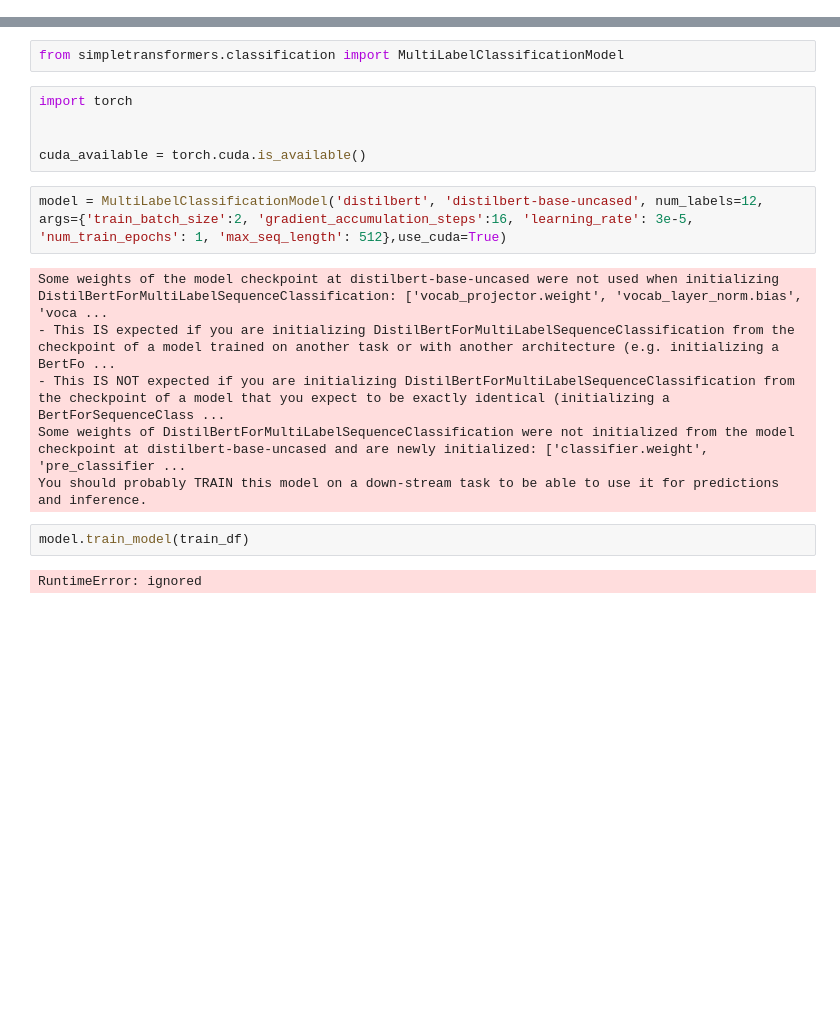
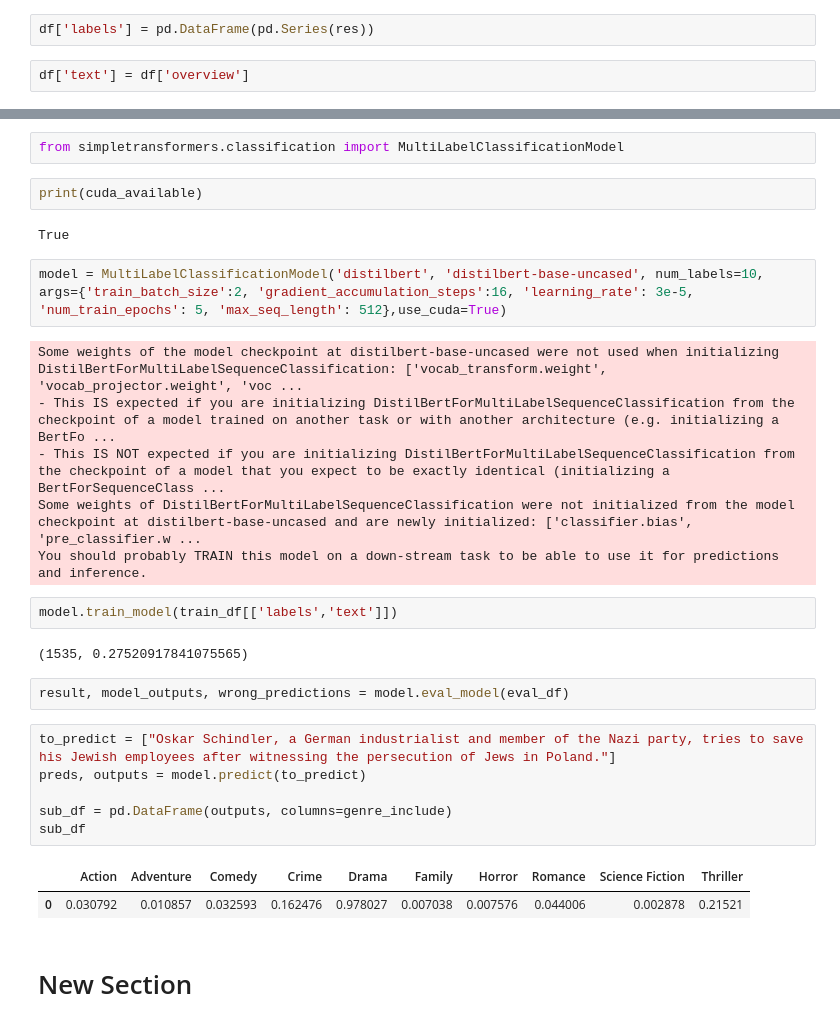
Before and after one commit to kitsamho/imdb_app, a Jupyter notebook: Simple_Transformers.ipynb, the cells around one changed output, grey strips where cells are left out. Saved outputs shown, nothing was run; the diff lists cells and outputs as text; blank space fills up the shorter version.

```diff
--- a/Simple_Transformers.ipynb
+++ b/Simple_Transformers.ipynb
@@ -97,3 +117,7 @@ df
+# %%
+df['labels'] = pd.DataFrame(pd.Series(res))
+# %%
+df['text'] = df['overview']
 # %%
 from sklearn.model_selection import train_test_split
 
@@ -138,19 +133,31 @@ Successfully installed GitPython-3.1.18 base58-2.1.0 blinker-1.4 configparser-5.
 # %%
 from simpletransformers.classification import MultiLabelClassificationModel
-# %%
-import torch
-
-
-cuda_available = torch.cuda.is_available()
+# %%
+print(cuda_available)
+# %% [output]
+True
 # %%
-model = MultiLabelClassificationModel('distilbert', 'distilbert-base-uncased', num_labels=12, args={'train_batch_size':2, 'gradient_accumulation_steps':16, 'learning_rate': 3e-5, 'num_train_epochs': 1, 'max_seq_length': 512},use_cuda=True)
+model = MultiLabelClassificationModel('distilbert', 'distilbert-base-uncased', num_labels=10, args={'train_batch_size':2, 'gradient_accumulation_steps':16, 'learning_rate': 3e-5, 'num_train_epochs': 5, 'max_seq_length': 512},use_cuda=True)
 # %% [output]
-Some weights of the model checkpoint at distilbert-base-uncased were not used when initializing DistilBertForMultiLabelSequenceClassification: ['vocab_projector.weight', 'vocab_layer_norm.bias', 'voca ...
+Some weights of the model checkpoint at distilbert-base-uncased were not used when initializing DistilBertForMultiLabelSequenceClassification: ['vocab_transform.weight', 'vocab_projector.weight', 'voc ...
 - This IS expected if you are initializing DistilBertForMultiLabelSequenceClassification from the checkpoint of a model trained on another task or with another architecture (e.g. initializing a BertFo ...
 - This IS NOT expected if you are initializing DistilBertForMultiLabelSequenceClassification from the checkpoint of a model that you expect to be exactly identical (initializing a BertForSequenceClass ...
-Some weights of DistilBertForMultiLabelSequenceClassification were not initialized from the model checkpoint at distilbert-base-uncased and are newly initialized: ['classifier.weight', 'pre_classifier ...
+Some weights of DistilBertForMultiLabelSequenceClassification were not initialized from the model checkpoint at distilbert-base-uncased and are newly initialized: ['classifier.bias', 'pre_classifier.w ...
 You should probably TRAIN this model on a down-stream task to be able to use it for predictions and inference.
 # %%
-model.train_model(train_df)
+model.train_model(train_df[['labels','text']])
 # %% [output]
-RuntimeError: ignored
+(1535, 0.27520917841075565)
+# %%
+result, model_outputs, wrong_predictions = model.eval_model(eval_df)
+# %%
+to_predict = ["Oskar Schindler, a German industrialist and member of the Nazi party, tries to save his Jewish employees after witnessing the persecution of Jews in Poland."]
+preds, outputs = model.predict(to_predict)
+
+sub_df = pd.DataFrame(outputs, columns=genre_include)
+sub_df
+# %% [output]
+|  | Action | Adventure | Comedy | Crime | Drama | Family | Horror | Romance | Science Fiction | Thriller |
+| 0 | 0.030792 | 0.010857 | 0.032593 | 0.162476 | 0.978027 | 0.007038 | 0.007576 | 0.044006 | 0.002878 | 0.21521 |
+# %% [markdown]
+# New Section
```
Also changed, not shown: parts of 13 cells of this notebook.
